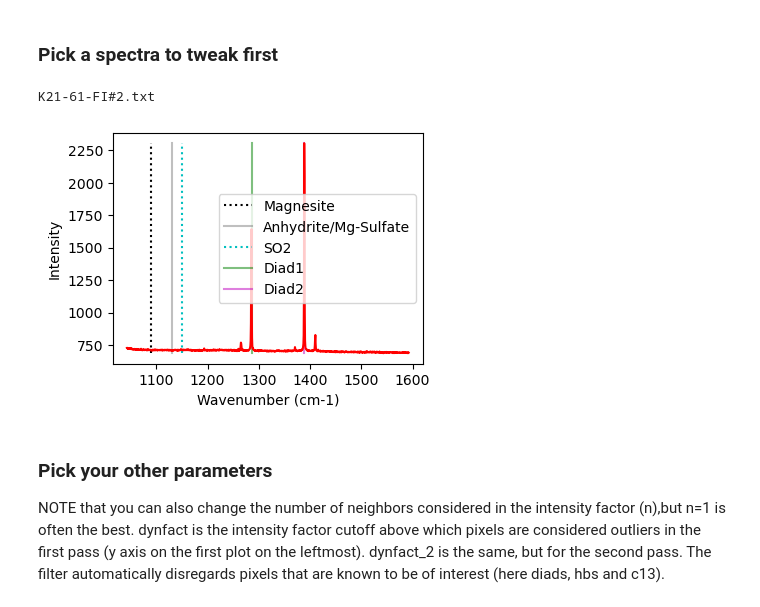
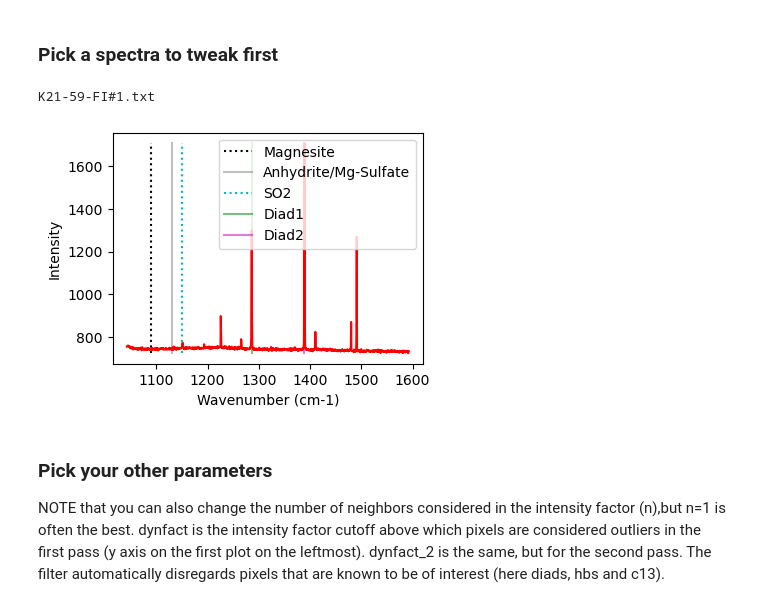
Before and after one commit to PennyWieser/DiadFit, a Jupyter notebook: docs/Examples/Example1b_CO2_Fluid_Inclusions/Step2_Filtering_Numerical_v66.ipynb, the cells around one changed output. Drawn from its saved outputs; the diff is of its cells as text; code cells hidden in the pictures.

```diff
--- a/docs/Examples/Example1b_CO2_Fluid_Inclusions/Step2_Filtering_Numerical_v66.ipynb
+++ b/docs/Examples/Example1b_CO2_Fluid_Inclusions/Step2_Filtering_Numerical_v66.ipynb
@@ -94,13 +85,13 @@ good job, no duplicate file names
 ### Pick a spectra to tweak first
 # %%
 Diad_files=fit_params['filename']
-i=5
+i=0
 filename_select=Diad_files.iloc[i]
 print(Diad_Files[i])
 plot1=pf.plot_diad(path=spectra_path, filename=filename_select, filetype=filetype)
 # %% [output]
-K21-61-FI#2.txt
+K21-59-FI#1.txt
-[figure, old version]
+[figure, new version]
 # %% [markdown]
 ### Pick your other parameters
 
```
Also changed, not shown: parts of 8 cells of this notebook, 37 other files.
